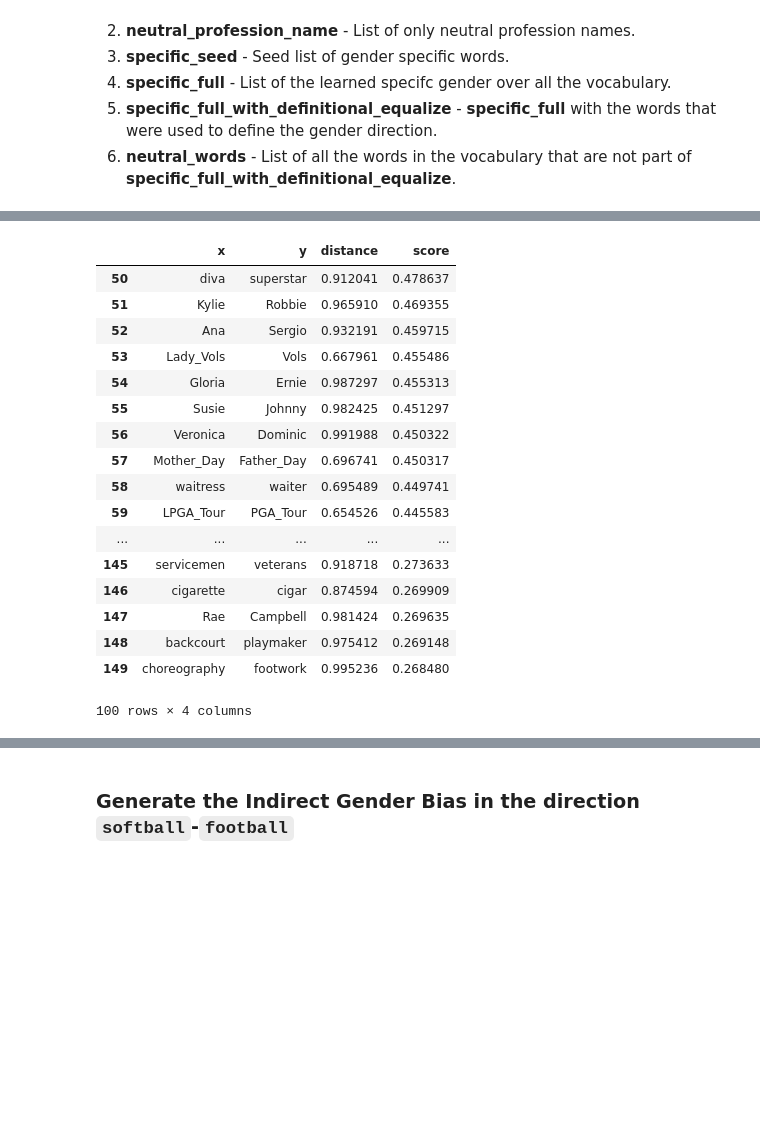
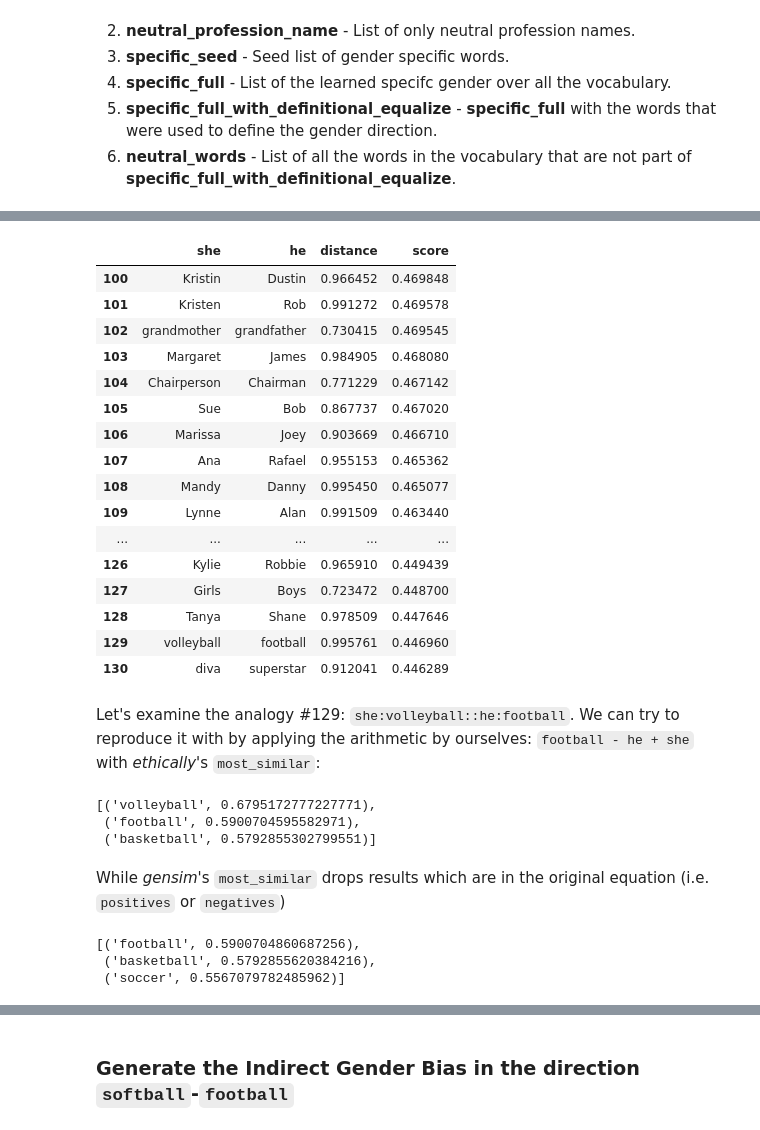
Before and after one commit to ResponsiblyAI/responsibly, a Jupyter notebook: docs/notebooks/demo-word-embedding-bias.ipynb, the cells around one changed output, grey strips where cells are left out. Cells and saved outputs as stored; diff of their text form; code cells hidden in the pictures; blank space fills up the shorter version.

```diff
--- a/docs/notebooks/demo-word-embedding-bias.ipynb
+++ b/docs/notebooks/demo-word-embedding-bias.ipynb
@@ -144,21 +153,36 @@ Skipping the first 50, because they are mostly appropriate gender analogies
 # %%
-w2v_gender_bias_we.generate_analogies(150)[50:]
+w2v_gender_bias_we.generate_analogies(131)[100:]
 # %% [output]
-|  | x | y | distance | score |
-| 50 | diva | superstar | 0.912041 | 0.478637 |
-| 51 | Kylie | Robbie | 0.965910 | 0.469355 |
-| 52 | Ana | Sergio | 0.932191 | 0.459715 |
-| 53 | Lady_Vols | Vols | 0.667961 | 0.455486 |
-| 54 | Gloria | Ernie | 0.987297 | 0.455313 |
-| 55 | Susie | Johnny | 0.982425 | 0.451297 |
-| 56 | Veronica | Dominic | 0.991988 | 0.450322 |
-| 57 | Mother_Day | Father_Day | 0.696741 | 0.450317 |
-| 58 | waitress | waiter | 0.695489 | 0.449741 |
-| 59 | LPGA_Tour | PGA_Tour | 0.654526 | 0.445583 |
+|  | she | he | distance | score |
+| 100 | Kristin | Dustin | 0.966452 | 0.469848 |
+| 101 | Kristen | Rob | 0.991272 | 0.469578 |
+| 102 | grandmother | grandfather | 0.730415 | 0.469545 |
+| 103 | Margaret | James | 0.984905 | 0.468080 |
+| 104 | Chairperson | Chairman | 0.771229 | 0.467142 |
+| 105 | Sue | Bob | 0.867737 | 0.467020 |
+| 106 | Marissa | Joey | 0.903669 | 0.466710 |
+| 107 | Ana | Rafael | 0.955153 | 0.465362 |
+| 108 | Mandy | Danny | 0.995450 | 0.465077 |
+| 109 | Lynne | Alan | 0.991509 | 0.463440 |
 | ... | ... | ... | ... | ... |
-| 145 | servicemen | veterans | 0.918718 | 0.273633 |
-| 146 | cigarette | cigar | 0.874594 | 0.269909 |
-| 147 | Rae | Campbell | 0.981424 | 0.269635 |
-| 148 | backcourt | playmaker | 0.975412 | 0.269148 |
-| 149 | choreography | footwork | 0.995236 | 0.268480 |
+| 126 | Kylie | Robbie | 0.965910 | 0.449439 |
+| 127 | Girls | Boys | 0.723472 | 0.448700 |
+| 128 | Tanya | Shane | 0.978509 | 0.447646 |
+| 129 | volleyball | football | 0.995761 | 0.446960 |
+| 130 | diva | superstar | 0.912041 | 0.446289 |
-100 rows × 4 columns
+# %% [markdown]
+Let's examine the analogy #129: `she:volleyball::he:football`. We can try to reproduce it with by applying the arithmetic by ourselves: `football - he + she` with *ethically*'s `most_similar`:
+# %%
+most_similar(w2v_model, positive=['volleyball', 'he'], negative=['she'], topn=3)
+# %% [output]
+[('volleyball', 0.6795172777227771),
+ ('football', 0.5900704595582971),
+ ('basketball', 0.5792855302799551)]
+# %% [markdown]
+While *gensim*'s `most_similar` drops results which are in the original equation (i.e. `positives` or `negatives`)
+# %%
+w2v_model.most_similar(positive=['volleyball', 'he'], negative=['she'], topn=3)
+# %% [output]
+[('football', 0.5900704860687256),
+ ('basketball', 0.5792855620384216),
+ ('soccer', 0.5567079782485962)]
```
Also changed, not shown: parts of 54 cells of this notebook.
